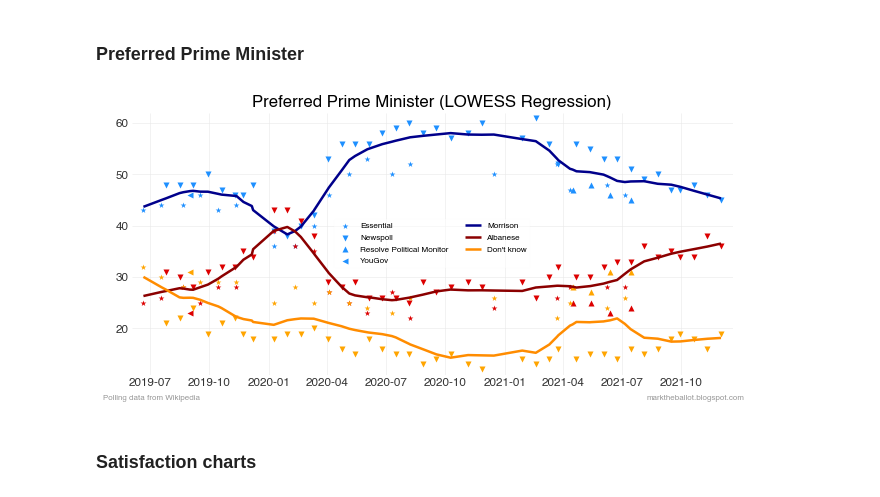
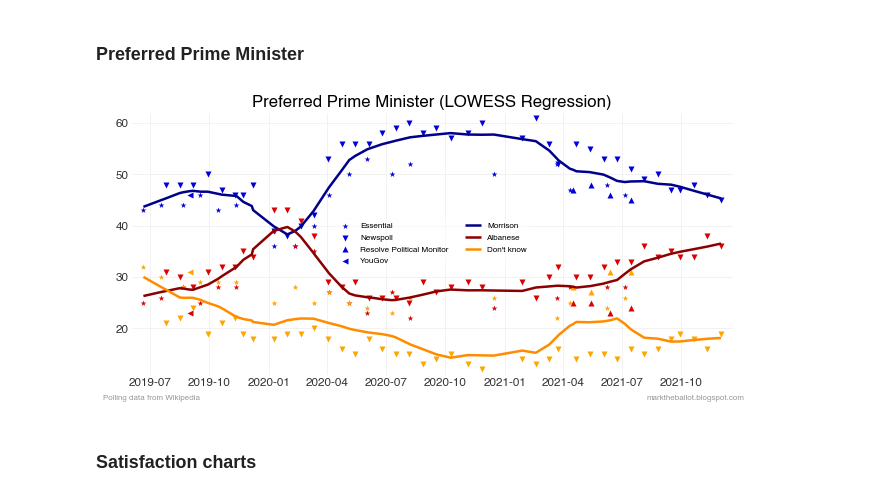
Before and after one commit to bpalmer4/Australian-Federal-Election-2022, a Jupyter notebook: notebooks/capture wiki 2022 polling data and emit LOWESS charts.ipynb, the cells around one changed output. Saved outputs shown, nothing was run; the diff lists cells and outputs as text; code cells hidden in the pictures.

```diff
--- a/notebooks/capture wiki 2022 polling data and emit LOWESS charts.ipynb
+++ b/notebooks/capture wiki 2022 polling data and emit LOWESS charts.ipynb
@@ -353,7 +441,7 @@ def plot_points_lowess(df, column, p_color, l_color, title):
 
     ylims = ax.get_ylim()
     if ylims[0] < 50 < ylims[1]:
-        ax.axhline(50, c="#555555", lw=1.5)
+        ax.axhline(50, c="#555555", lw=0.5)
     ax.legend(loc='best')
     common.plot_finalise(ax, title=title, **s_args)
 
@@ -379,6 +468,10 @@ tpp['2pp Vote L/NP LOWESS'] = lowess.values
 ### Plot calculated 2pp
 # %%
 calculated = pv[['Brand', 'Mean Date', 'Calculated 2pp L/NP']]
-title = f'2pp Coalition Vote Share from primary vote polls ({MODEL_NAME})'
-_ = plot_points_lowess(calculated, 'Calculated 2pp L/NP', 'dodgerblue', 'darkblue', title)
+calc_title_stem = '2pp Estimated from Primary Vote Polls'
+_ = plot_points_lowess(df=calculated,
+                       column='Calculated 2pp L/NP',
+                       p_color=P_COLOR_COALITION,
+                       l_color=COLOR_COALITION,
+                       title=f'Coalition {calc_title_stem} ({MODEL_NAME})')
 # %% [output]
@@ -386,5 +479,8 @@ _ = plot_points_lowess(calculated, 'Calculated 2pp L/NP', 'dodgerblue', 'darkblu
 # %%
 calculated = pv[['Brand', 'Mean Date', 'Calculated 2pp ALP']]
-title = f'2pp Labor Vote Share from primary vote polls ({MODEL_NAME})'
-_ = plot_points_lowess(calculated, 'Calculated 2pp ALP', '#dd0000', 'darkred', title)
+_ = plot_points_lowess(df=calculated,
+                       column='Calculated 2pp ALP',
+                       p_color=P_COLOR_LABOR,
+                       l_color=COLOR_LABOR,
+                       title=f'Labor {calc_title_stem} ({MODEL_NAME})')
 # %% [output]
@@ -403,10 +499,11 @@ def get_primary_data(pv, party, cols):
     return returnable
 # %%
 primaries = {
-    'Coalition': [['Primary vote L/NP'], 'dodgerblue', 'darkblue'],
-    'Labor': [['Primary vote ALP'], '#dd0000', 'darkred'],
-    'Green': [['Primary vote GRN'], 'green', 'darkgreen'],
-    'Others': [['Primary vote ONP', 'Primary vote OTH'], 'orange', 'darkorange'],
+    #party:      [column, point_color, line_color]
+    'Coalition': [['Primary vote L/NP'], P_COLOR_COALITION, COLOR_COALITION],
+    'Labor': [['Primary vote ALP'], P_COLOR_LABOR, COLOR_LABOR],
+    'Green': [['Primary vote GRN'], P_COLOR_GREEN, COLOR_GREEN],
+    'Others': [['Primary vote ONP', 'Primary vote OTH'], P_COLOR_OTHER, COLOR_OTHER],
 }
 # %%
 for party, (cols, point_c, line_c) in primaries.items():
@@ -434,15 +531,15 @@ def ppm_charts(df, columns, title):
     common.plot_finalise(ax, title=title, **s_args)
 # %%
 columns = {
-    ('Preferred Prime Minister Morrison'): ['Morrison', 'dodgerblue', 'darkblue'],
-    ('Preferred Prime Minister Albanese'): ['Albanese', '#dd0000', 'darkred'],
-    ("Preferred Prime Minister Don't Know"): ["Don't know", 'orange', 'darkorange'],
+    ('Preferred Prime Minister Morrison'): ['Morrison', P_COLOR_COALITION, COLOR_COALITION],
+    ('Preferred Prime Minister Albanese'): ['Albanese', P_COLOR_LABOR, COLOR_LABOR],
+    ("Preferred Prime Minister Don't Know"): ["Don't know", P_COLOR_OTHER, COLOR_OTHER],
 }
 
 title = f'Preferred Prime Minister ({MODEL_NAME})'
 ppm_charts(ppm, columns, title)
 # %% [output]
-[figure, old version]
+[figure, new version]
 # %% [markdown]
 ### Satisfaction charts
 # %%
```
Also changed, not shown: parts of 11 cells of this notebook.
